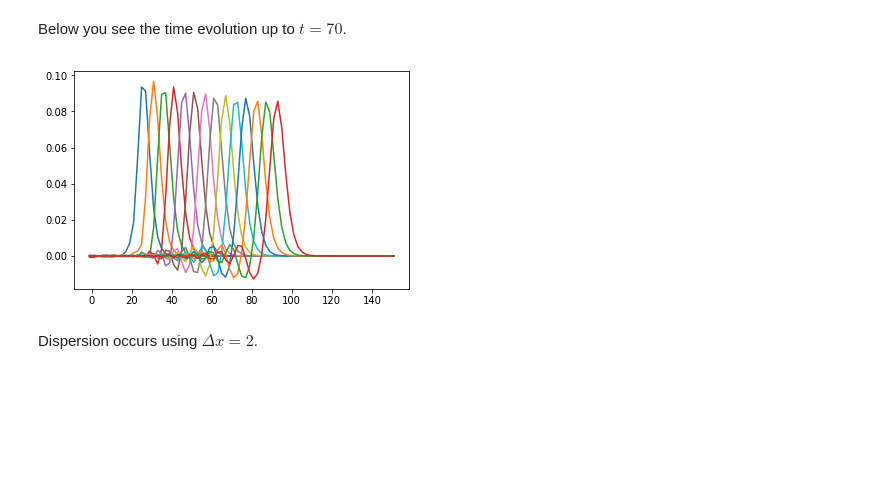
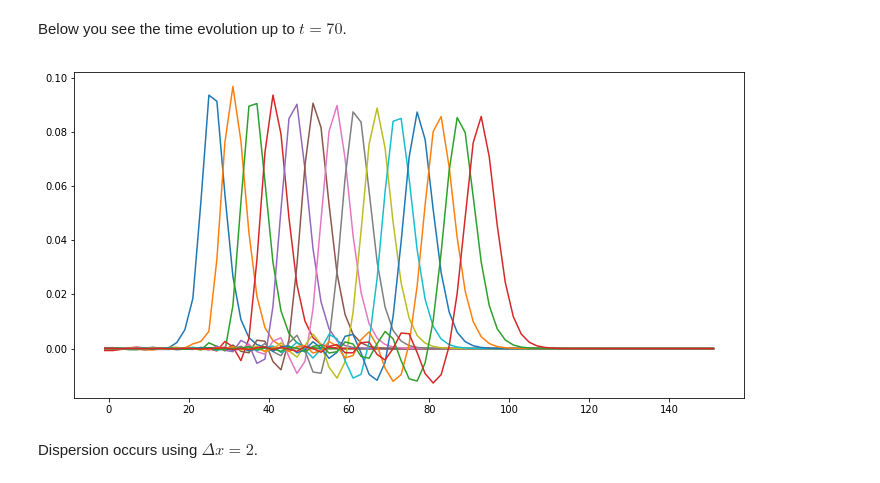
Before and after one commit to Reyna-RT/MEK9320, a Jupyter notebook: Second Assignment results.ipynb, the cells around one changed output. Drawn from its saved outputs; the diff is of its cells as text; code cells hidden in the pictures; blank space fills up the shorter version.

Commit message:
Graph sizes and Time

```diff
--- a/Second Assignment results.ipynb
+++ b/Second Assignment results.ipynb
@@ -49,12 +51,14 @@ plt.plot(a[0], a[1])
 # %% [markdown]
 Below you see the time evolution up to $t = 70$.
 # %%
+fig = plt.figure(figsize=(12, 6))
+ax = fig.add_subplot(1, 1,1)
 for i in np.arange(6,72,5):
     num = str(i)
     a = np.loadtxt('flat_results/flat2/eta'+num,unpack=True)
     plt.plot(a[0], a[1])
 # %% [output]
-[figure, old version]
+[figure, new version]
 # %% [markdown]
 Dispersion occurs using $\Delta x = 2$.
 # %% [markdown]
```
Also changed, not shown: parts of 50 cells of this notebook.
